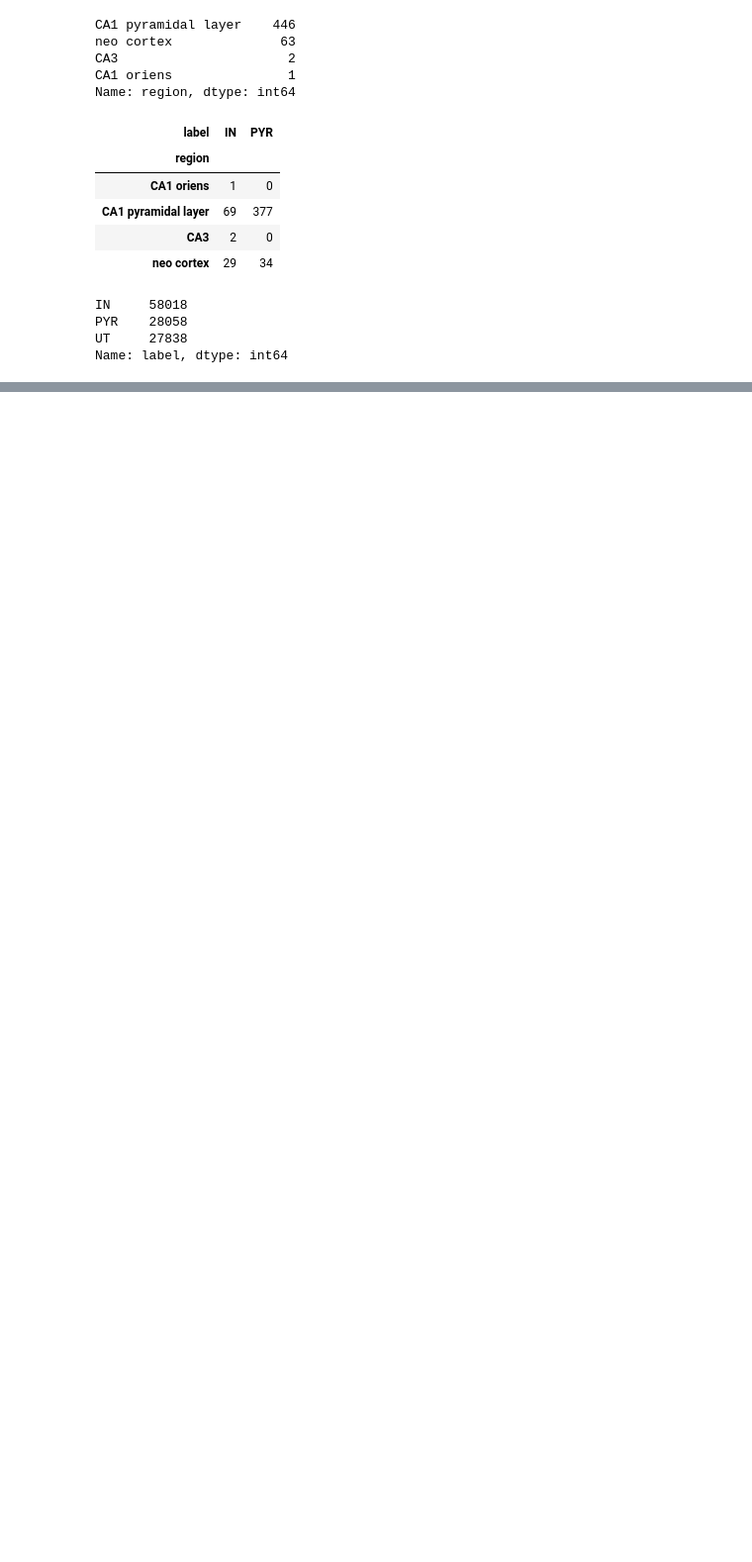
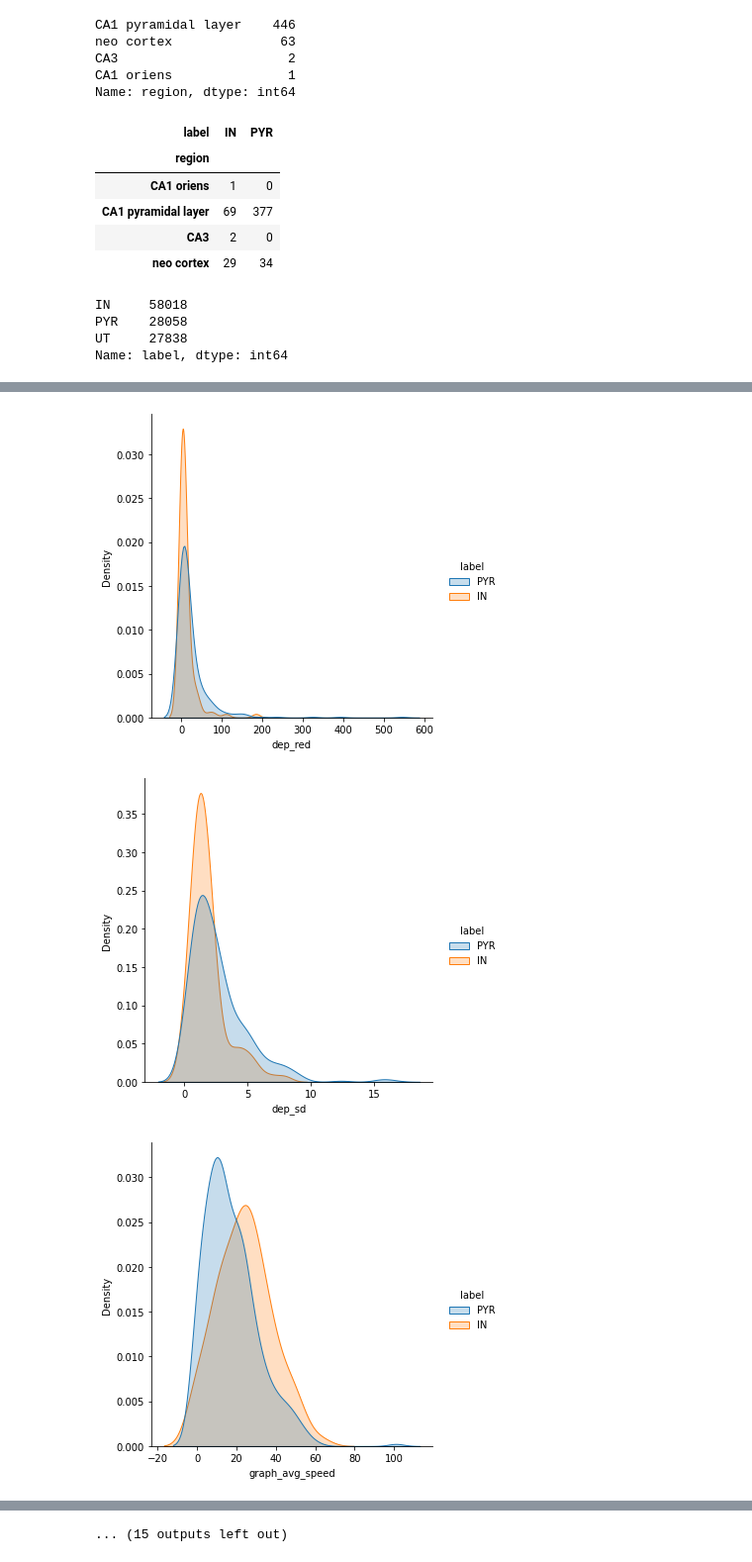
Before and after one commit to LiorSukman/Stark-Lab-Project, a Jupyter notebook: neo_vs_CA.ipynb, the cells around one changed output, grey strips where cells are left out. Shown at 99% size. Drawn from its saved outputs; the diff is of its cells as text; code cells hidden in the pictures; blank space fills up the shorter version.

```diff
--- a/neo_vs_CA.ipynb
+++ b/neo_vs_CA.ipynb
@@ -101,0 +162,9 @@ Name: label, dtype: int64
+# %%
+for c in df.columns:
+    if c in ['label', 'region', 'name', 'label_region', 'max_abs', 'num_spikes']:
+        continue
+    sns.displot(data=df, x=c, hue="label", common_norm=False, kind="kde", fill=True)
+# %% [output]
+[figure, added]
+[figure, added]
+[figure, added]
@@ -101,0 +180 @@ Name: label, dtype: int64
+... (15 outputs left out)
```
Also changed, not shown: parts of 7 cells of this notebook, 12 other files.
